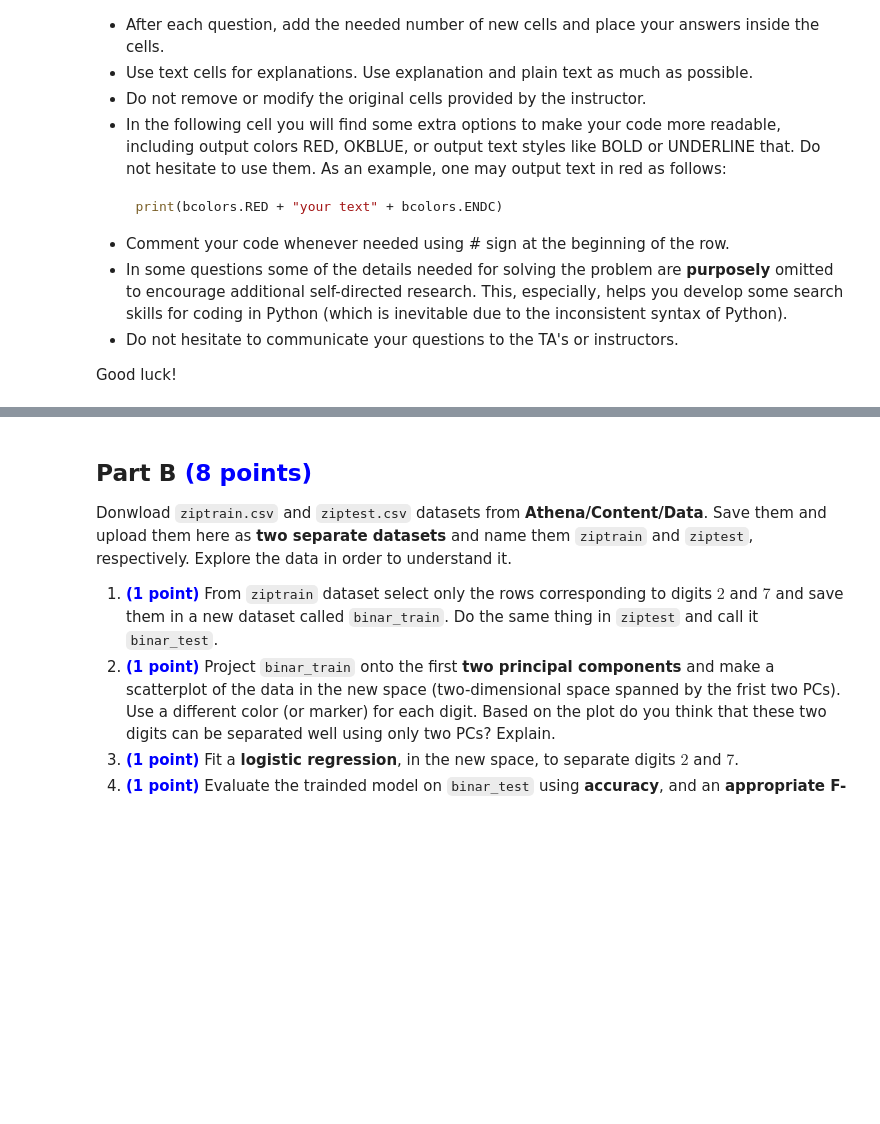
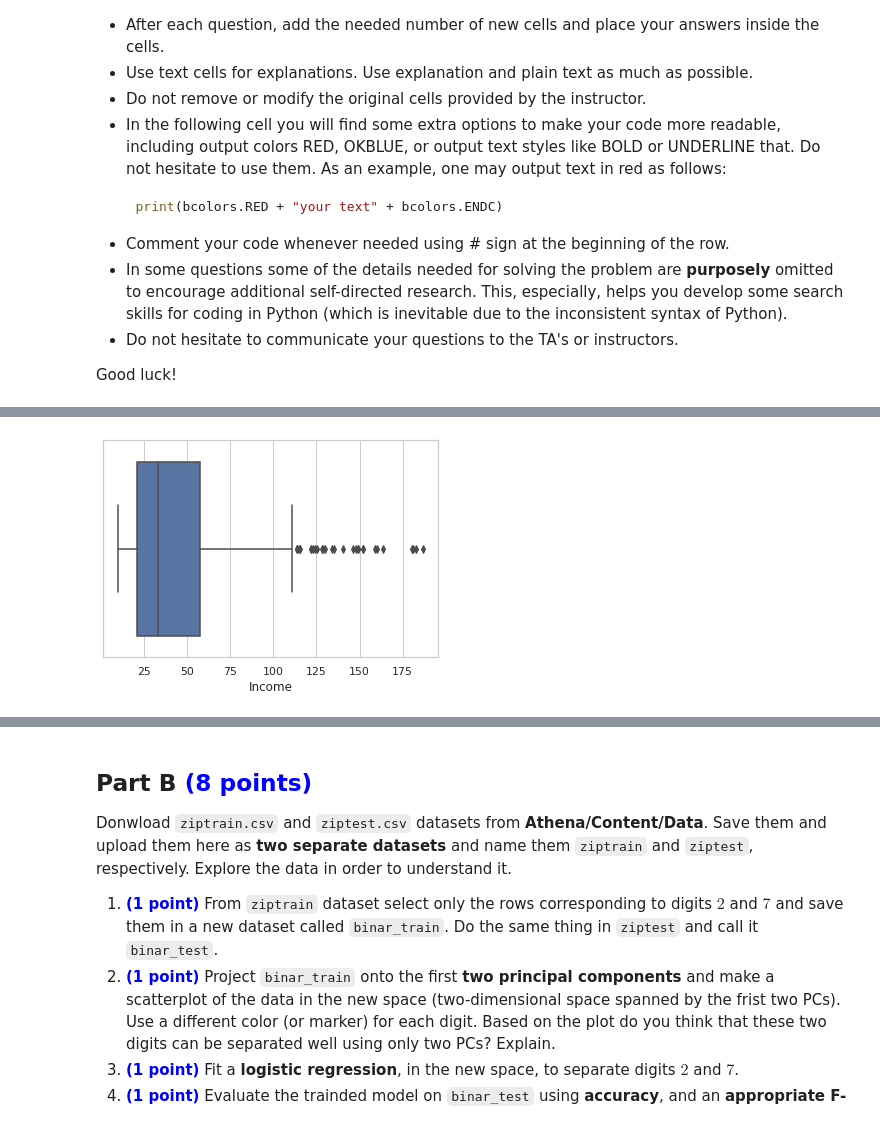
Before and after one commit to ahmedopolis/YCBS-255-Statistical-Machine-Learning, a Jupyter notebook: Assignments/Assignment 2/Assignment02_ahmedibrahim.ipynb, the cells around one changed output, grey strips where cells are left out. Drawn from its saved outputs; the diff is of its cells as text; code cells hidden in the pictures; blank space fills up the shorter version.

```diff
--- a/Assignments/Assignment 2/Assignment02_ahmedibrahim.ipynb
+++ b/Assignments/Assignment 2/Assignment02_ahmedibrahim.ipynb
@@ -60,0 +59,6 @@ import pandas as pd
+# %%
+import pandas as pd
+import matplotlib.pyplot as plt
+import seaborn as sns
+sns.set_theme(style="whitegrid")
+% matplotlib inline
@@ -61,4 +67,6 @@ import pandas as pd
 # %%
 # Question A.1: Download Credit.csv.
-credit_data = pd.read_csv(http://faculty.marshall.usc.edu/gareth-james/ISL/data.html )
+from google.colab import files
+uploaded = files.upload()
+credit_data = pd.read_csv('Credit.csv')
 # %% [output]
@@ -65,0 +164,6 @@ SyntaxError: ignored
+# %%
+# Question A.1: Conduct univariate analysis for all features.
+sns.boxplot(x=credit_data['Income'])
+plt.show()
+# %% [output]
+[figure, added]
```
Also changed, not shown: parts of 33 cells of this notebook.
